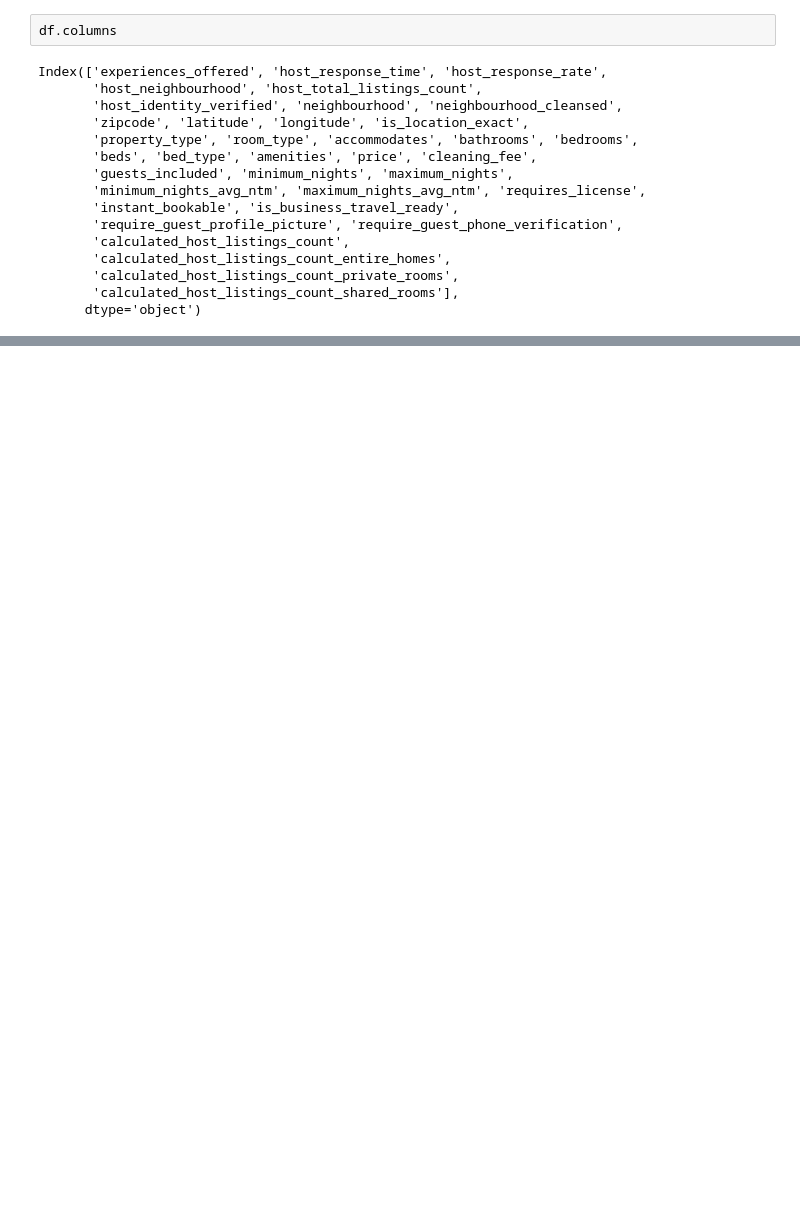
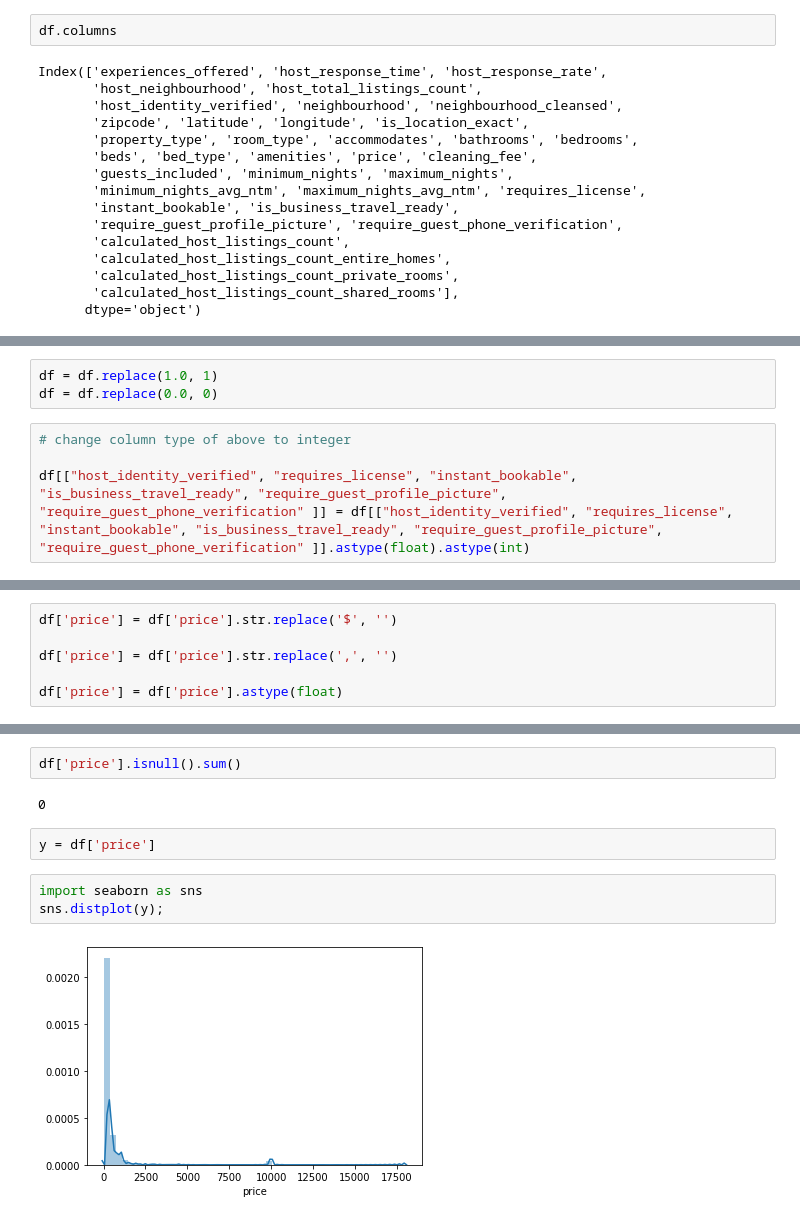
Before and after one commit to bjornlestrud/DS-Unit-2-Applied-Modeling, a Jupyter notebook: Bjorn_LS_DS_232_assignment.ipynb, the cells around one changed output, grey strips where cells are left out. Saved outputs shown, nothing was run; the diff lists cells and outputs as text; blank space fills up the shorter version.

```diff
--- a/Bjorn_LS_DS_232_assignment.ipynb
+++ b/Bjorn_LS_DS_232_assignment.ipynb
@@ -117,0 +115,7 @@ df.shape
+# %%
+df = df.replace(1.0, 1)
+df = df.replace(0.0, 0)
+# %%
+# change column type of above to integer
+
+df[["host_identity_verified", "requires_license", "instant_bookable", "is_business_travel_ready", "require_guest_profile_picture", "require_guest_phone_verification" ]] = df[["host_identity_verified", "requires_license", "instant_bookable", "is_business_travel_ready", "require_guest_profile_picture", "require_guest_phone_verification" ]].astype(float).astype(int)
@@ -117,0 +149,6 @@ df.shape
+# %%
+df['price'] = df['price'].str.replace('$', '')
+
+df['price'] = df['price'].str.replace(',', '')
+
+df['price'] = df['price'].astype(float)
@@ -117,0 +167,11 @@ df.shape
+# %%
+df['price'].isnull().sum()
+# %% [output]
+0
+# %%
+y = df['price']
+# %%
+import seaborn as sns
+sns.distplot(y);
+# %% [output]
+[figure, added]
```
Also changed, not shown: parts of 33 cells of this notebook.
